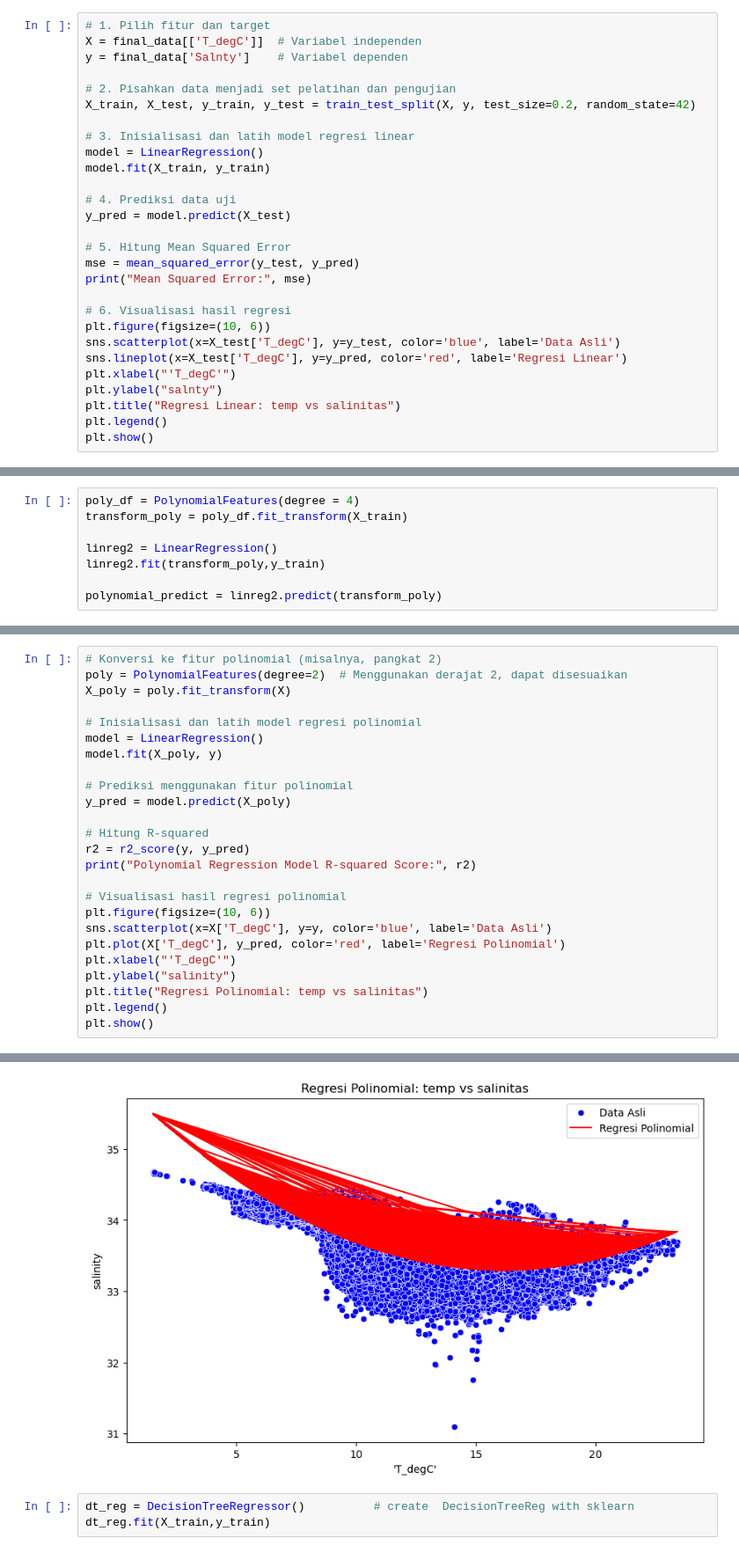
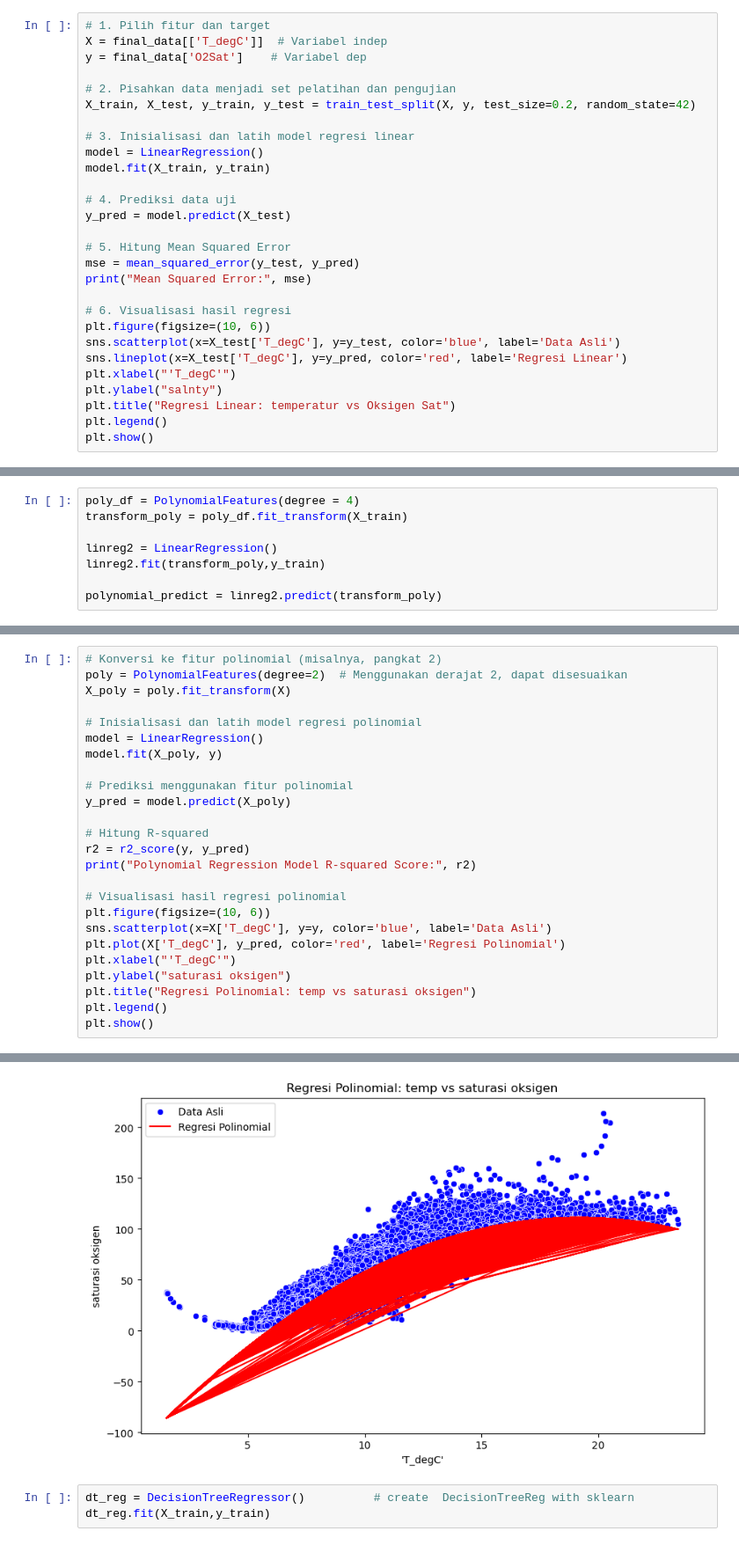
Before and after one commit to Falskeox/calcofi-kelompok, a Jupyter notebook: calCOFI botol.ipynb, the cells around one changed output, grey strips where cells are left out. Shown at 88% size. Drawn from its saved outputs; the diff is of its cells as text.

```diff
--- a/calCOFI botol.ipynb
+++ b/calCOFI botol.ipynb
@@ -389,8 +389,8 @@ for col in numeric_df.columns:
 [figure]
 # %%
 # 1. Pilih fitur dan target
-X = final_data[['T_degC']]  # Variabel independen
-y = final_data['Salnty']    # Variabel dependen
+X = final_data[['T_degC']]  # Variabel indep
+y = final_data['O2Sat']    # Variabel dep
 
 # 2. Pisahkan data menjadi set pelatihan dan pengujian
 X_train, X_test, y_train, y_test = train_test_split(X, y, test_size=0.2, random_state=42)
@@ -412,7 +412,7 @@ sns.scatterplot(x=X_test['T_degC'], y=y_test, color='blue', label='Data Asli')
 sns.lineplot(x=X_test['T_degC'], y=y_pred, color='red', label='Regresi Linear')
 plt.xlabel("'T_degC'")
 plt.ylabel("salnty")
-plt.title("Regresi Linear: temp vs salinitas")
+plt.title("Regresi Linear: temperatur vs Oksigen Sat")
 plt.legend()
 plt.show()
 # %% [output]
@@ -512,8 +514,8 @@ plt.figure(figsize=(10, 6))
 sns.scatterplot(x=X['T_degC'], y=y, color='blue', label='Data Asli')
 plt.plot(X['T_degC'], y_pred, color='red', label='Regresi Polinomial')
 plt.xlabel("'T_degC'")
-plt.ylabel("salinity")
-plt.title("Regresi Polinomial: temp vs salinitas")
+plt.ylabel("saturasi oksigen")
+plt.title("Regresi Polinomial: temp vs saturasi oksigen")
 plt.legend()
 plt.show()
 # %% [output]
@@ -521,4 +523,4 @@ Polynomial Regression Model R-squared Score: 0.7258269698756532
-[figure, old version]
+[figure, new version]
 # %%
 dt_reg = DecisionTreeRegressor()          # create  DecisionTreeReg with sklearn
 dt_reg.fit(X_train,y_train)
```
Also changed, not shown: parts of 14 cells of this notebook.
